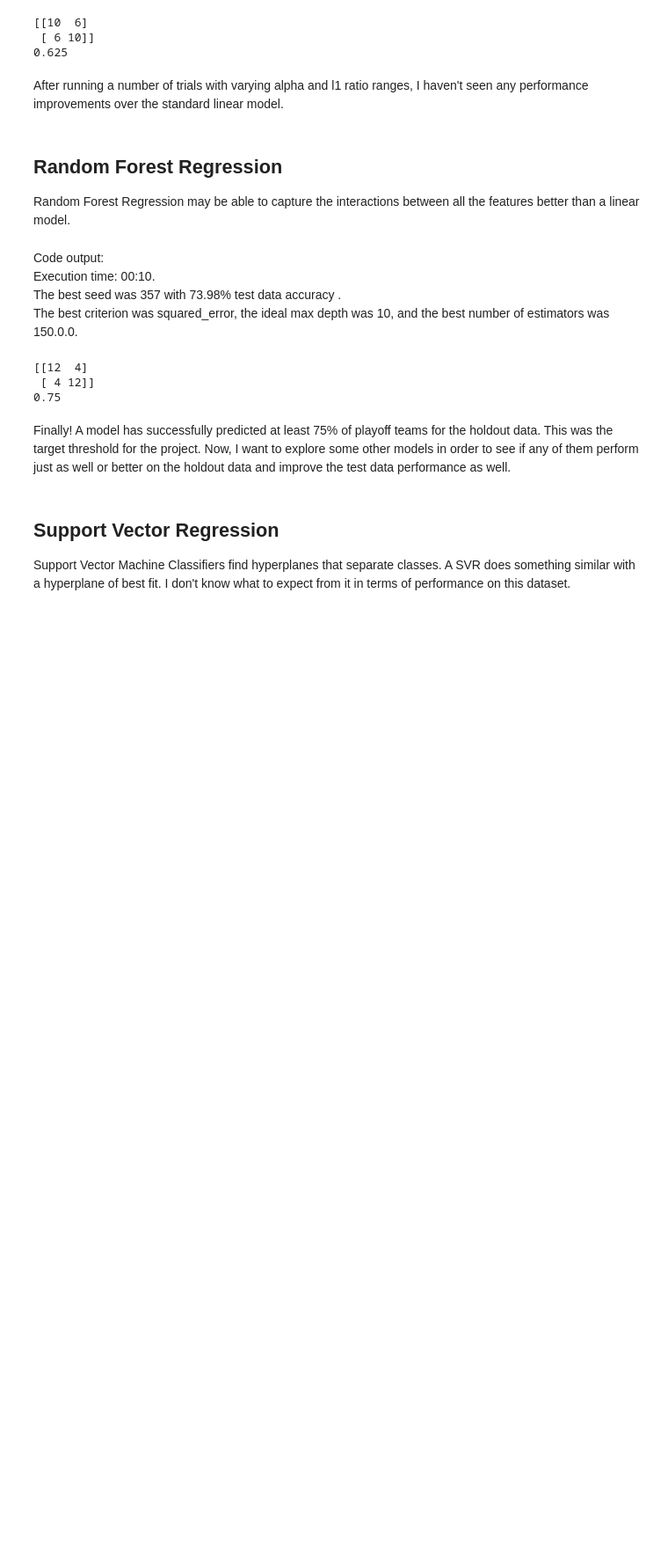
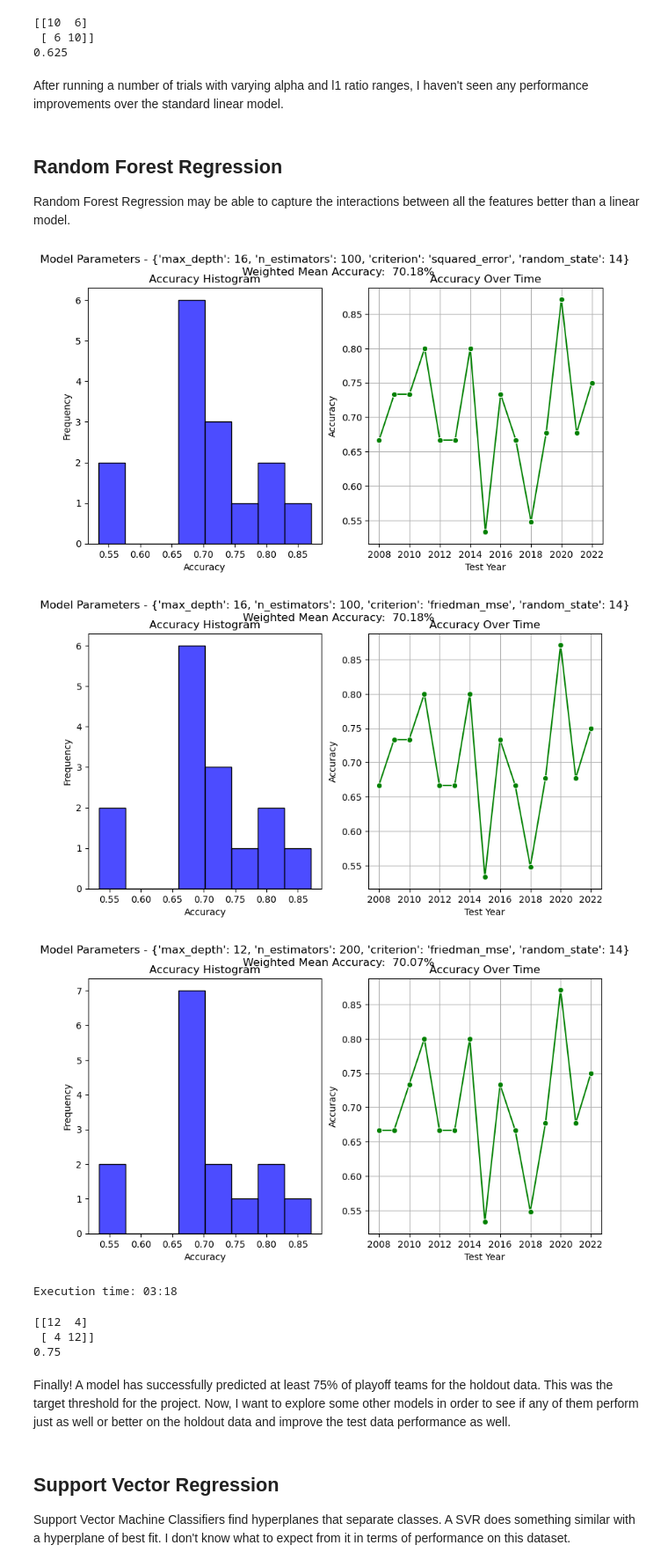
Before and after one commit to loganschmitt14/Capstone_2_NHL_Predictions, a Jupyter notebook: hockey_modeling.ipynb, the cells around one changed output. Shown at 88% size. Saved outputs shown, nothing was run; the diff lists cells and outputs as text; code cells hidden in the pictures; blank space fills up the shorter version.

```diff
--- a/hockey_modeling.ipynb
+++ b/hockey_modeling.ipynb
@@ -372,8 +303,8 @@ The best alpha was 0.1 and the best l1 ratio was 0.025.
 # %%
 # Build optimal model from grid search
-best_EN_model = ElasticNet(random_state = 14, alpha = 0.1, l1_ratio = 0.25)
-X_train, X_test, y_train, y_test = create_split(X, y, 426)
-best_EN_model.fit(X_train, y_train)
+best_EN_model = ElasticNet(alpha = 1e-5, l1_ratio = 0.00)
+# Training the model on all the data
+best_EN_model.fit(X.set_index(['Team', 'Season']), y.set_index(['Team', 'Season']))
 # Evaluate optimal model on holdout data
 conf_matrix, report = evaluate_model(X_hold, y_hold, best_EN_model)
 print(conf_matrix)
@@ -449,7 +375,14 @@ print(f'The best criterion was {best_criterion}, the ideal max depth was {best_d
-# %% [markdown]
-Code output:\
-Execution time: 00:10.\
-The best seed was 357 with 73.98% test data  accuracy \.\
-The best criterion was squared_error, the ideal max depth was 10, and the best number of estimators was 150.0.0.
+# %%
+start = time.time()
+optimize_RFR_model(X, y)
+end = time.time()
+elapsed_time = end - start
+
+print('Execution time:', time.strftime('%M:%S', time.gmtime(elapsed_time)))
+# %% [output]
+[figure, added]
+[figure, added]
+[figure, added]
+Execution time: 03:18
 # %%
 # Building best model from grid search
```
Also changed, not shown: parts of 83 cells of this notebook, 1 other file.
